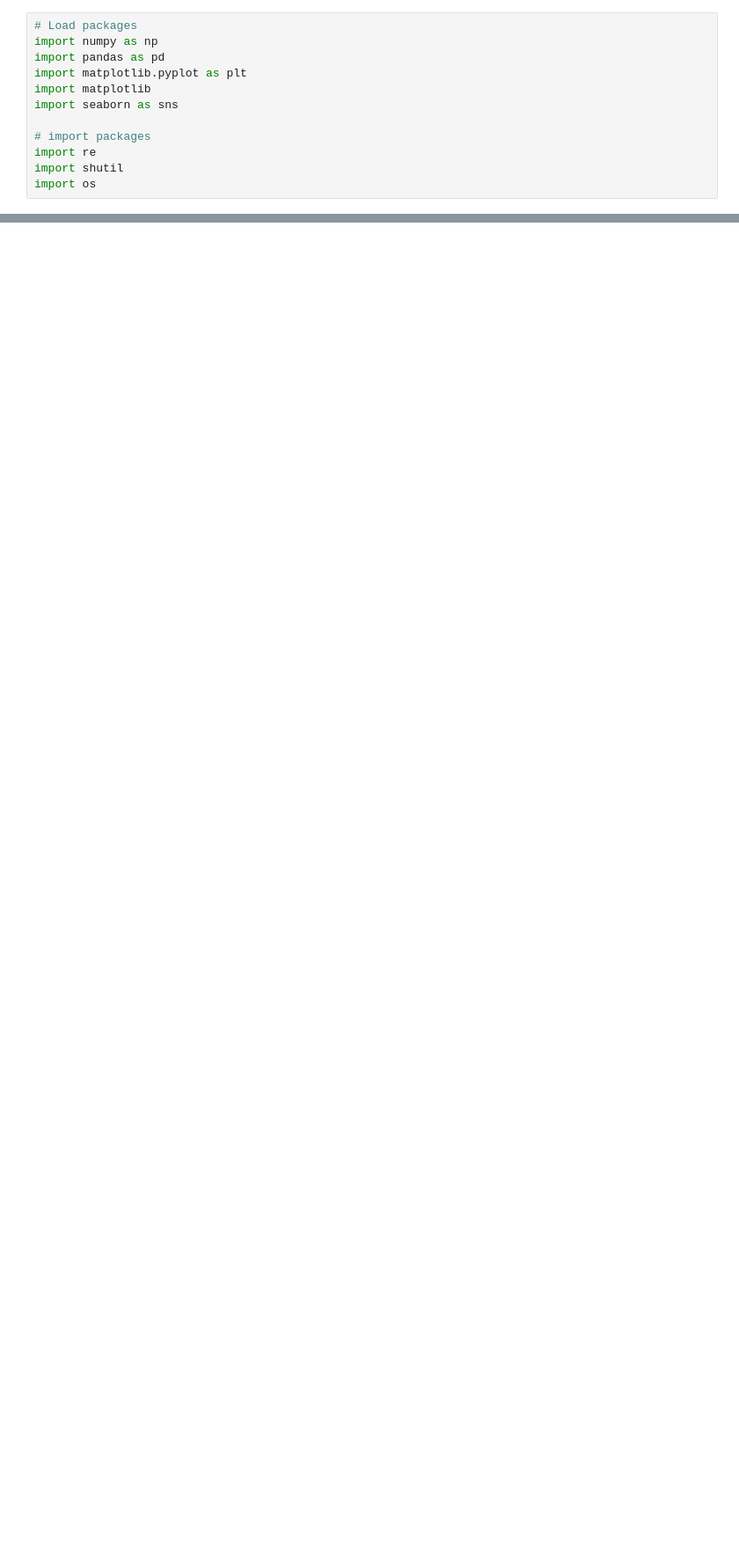
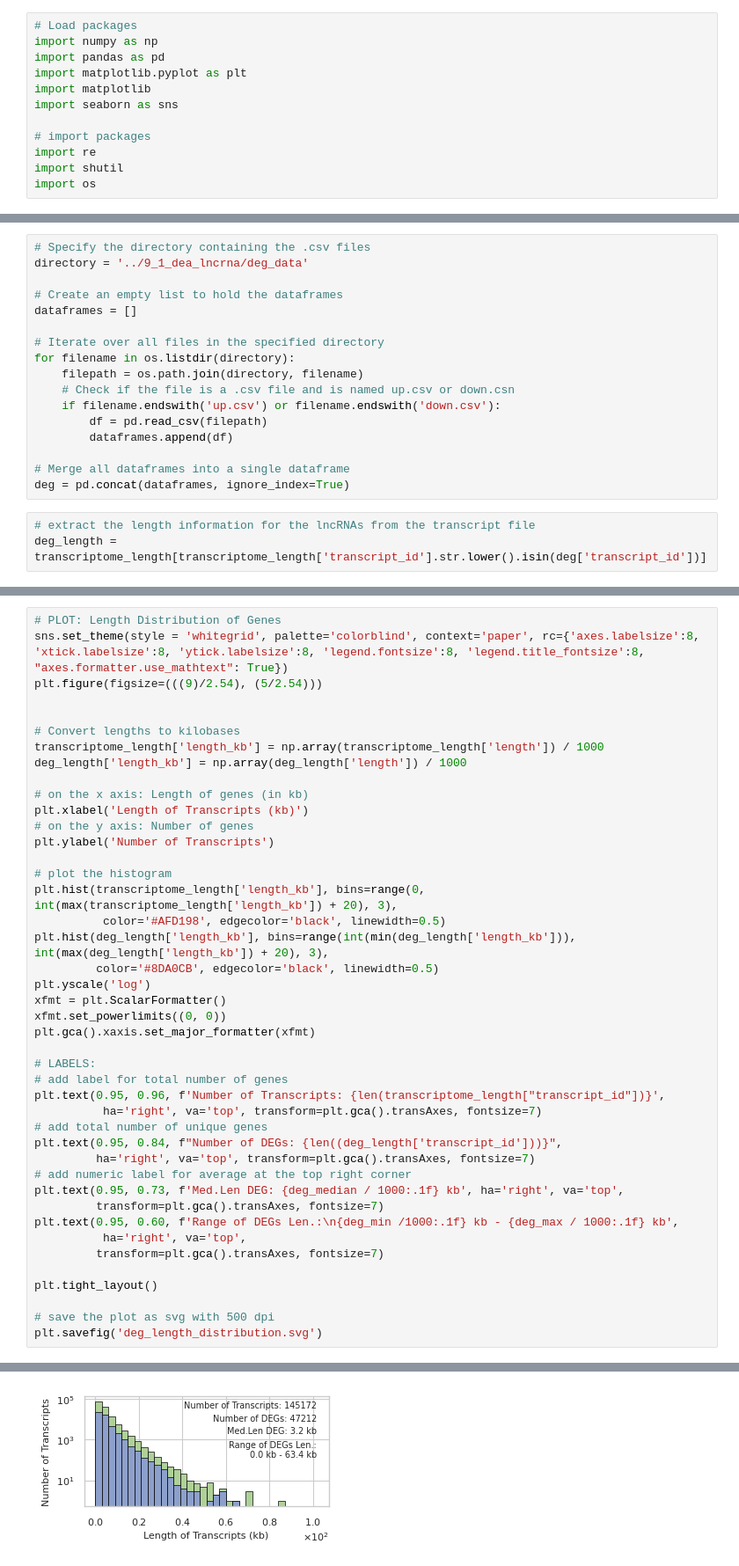
Before and after one commit to MagdalenaWinklhofer/LncRNA, a Jupyter notebook: 9_3_number_of_genes_degs/9_3_number_of_genes.ipynb, the cells around one changed output, grey strips where cells are left out. Shown at 88% size. Saved outputs shown, nothing was run; the diff lists cells and outputs as text; blank space fills up the shorter version.

```diff
--- a/9_3_number_of_genes_degs/9_3_number_of_genes.ipynb
+++ b/9_3_number_of_genes_degs/9_3_number_of_genes.ipynb
@@ -65,0 +32,20 @@ transcriptome_length = lengths.loc[lengths['Transcript_ID'].isin(transcriptome_1
+# %%
+# Specify the directory containing the .csv files
+directory = '../9_1_dea_lncrna/deg_data'
+
+# Create an empty list to hold the dataframes
+dataframes = []
+
+# Iterate over all files in the specified directory
+for filename in os.listdir(directory):
+    filepath = os.path.join(directory, filename)
+    # Check if the file is a .csv file and is named up.csv or down.csn
+    if filename.endswith('up.csv') or filename.endswith('down.csv'):
+        df = pd.read_csv(filepath)
+        dataframes.append(df)
+
+# Merge all dataframes into a single dataframe
+deg = pd.concat(dataframes, ignore_index=True)
+# %%
+# extract the length information for the lncRNAs from the transcript file
+deg_length = transcriptome_length[transcriptome_length['transcript_id'].str.lower().isin(deg['transcript_id'])]
@@ -65,0 +64,44 @@ transcriptome_length = lengths.loc[lengths['Transcript_ID'].isin(transcriptome_1
+# %%
+# PLOT: Length Distribution of Genes
+sns.set_theme(style = 'whitegrid', palette='colorblind', context='paper', rc={'axes.labelsize':8, 'xtick.labelsize':8, 'ytick.labelsize':8, 'legend.fontsize':8, 'legend.title_fontsize':8, "axes.formatter.use_mathtext": True})
+plt.figure(figsize=(((9)/2.54), (5/2.54)))
+
+
+# Convert lengths to kilobases
+transcriptome_length['length_kb'] = np.array(transcriptome_length['length']) / 1000
+deg_length['length_kb'] = np.array(deg_length['length']) / 1000
+
+# on the x axis: Length of genes (in kb)
+plt.xlabel('Length of Transcripts (kb)')
+# on the y axis: Number of genes
+plt.ylabel('Number of Transcripts')
+
+# plot the histogram
+plt.hist(transcriptome_length['length_kb'], bins=range(0, int(max(transcriptome_length['length_kb']) + 20), 3),
+          color='#AFD198', edgecolor='black', linewidth=0.5)
+plt.hist(deg_length['length_kb'], bins=range(int(min(deg_length['length_kb'])), int(max(deg_length['length_kb']) + 20), 3),
+         color='#8DA0CB', edgecolor='black', linewidth=0.5)
+plt.yscale('log')
+xfmt = plt.ScalarFormatter()
+xfmt.set_powerlimits((0, 0))
+plt.gca().xaxis.set_major_formatter(xfmt)
+
+# LABELS:
+# add label for total number of genes
+plt.text(0.95, 0.96, f'Number of Transcripts: {len(transcriptome_length["transcript_id"])}',
+          ha='right', va='top', transform=plt.gca().transAxes, fontsize=7)
+# add total number of unique genes
+plt.text(0.95, 0.84, f"Number of DEGs: {len((deg_length['transcript_id']))}",
+         ha='right', va='top', transform=plt.gca().transAxes, fontsize=7)
+# add numeric label for average at the top right corner
+plt.text(0.95, 0.73, f'Med.Len DEG: {deg_median / 1000:.1f} kb', ha='right', va='top',
+         transform=plt.gca().transAxes, fontsize=7)
+plt.text(0.95, 0.60, f'Range of DEGs Len.:\n{deg_min /1000:.1f} kb - {deg_max / 1000:.1f} kb',
+          ha='right', va='top',
+         transform=plt.gca().transAxes, fontsize=7)
+
+plt.tight_layout()
+
+# save the plot as svg with 500 dpi
+plt.savefig('deg_length_distribution.svg')
+# %% [output]
@@ -66,3 +118,4 @@ transcriptome_length = lengths.loc[lengths['Transcript_ID'].isin(transcriptome_1
+[figure, added]
 # %%
 transcriptome_length
 # %% [output]
```
Also changed, not shown: parts of 28 cells of this notebook, 19 other files.
